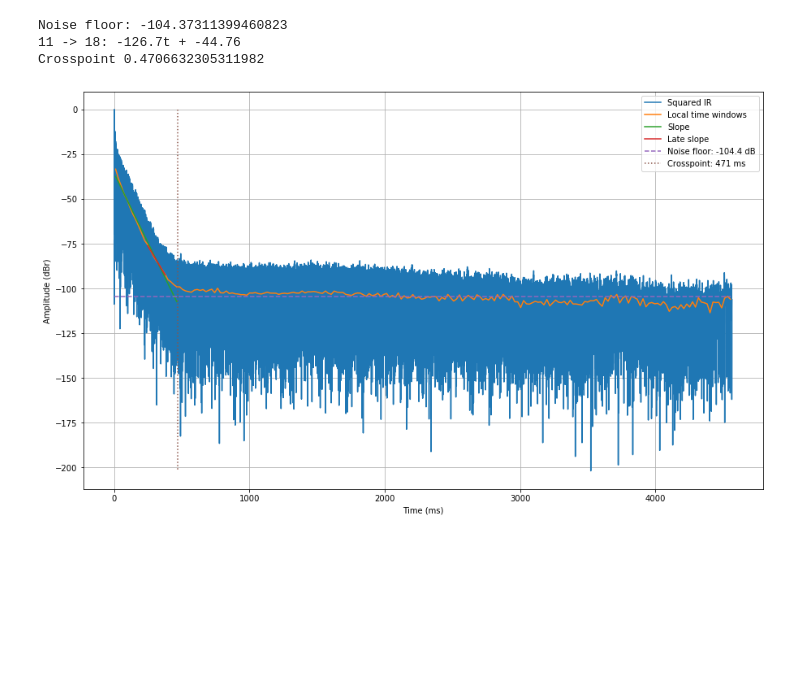
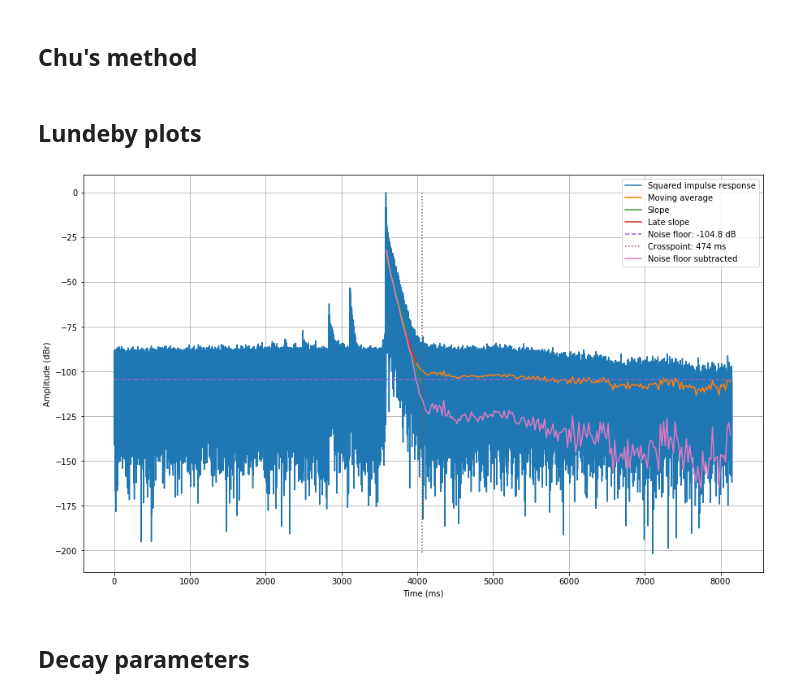
Before and after one commit to jaakkopasanen/Impulcifer, a Jupyter notebook: research/reverberation-management/lundeby.ipynb, the cells around one changed output. Drawn from its saved outputs; the diff is of its cells as text; code cells hidden in the pictures; blank space fills up the shorter version.

Commit message:
Lundeby method works with impulse responses that have head in place.

```diff
--- a/research/reverberation-management/lundeby.ipynb
+++ b/research/reverberation-management/lundeby.ipynb
@@ -71,61 +110,32 @@ Crosspoint 0.4713908690022172
-# %%
-# 5. A new time interval length is calculated according tothe calculated slope, so that there are 3–10 intervalsper 10 dB of decay.
-wd = 10 / (abs(slope) * 3)
-n = int(ir.duration() / wd)  # Number of time windows
-w = int(len(ir) / n)  # Width of a single time window
-t_windows = np.arange(n) * wd + wd / 2
-
-# 6. The squared impulse is averaged into the new local timeintervals.
-windows = squared.copy()
-windows = np.reshape(windows[:n*w], (n, w))  # Split into time windows
-windows = np.mean(windows, axis=1)  # Average each time window
-
-# Steps 7–9 are iterated until the crosspoint is found to converge(max. 5 iterations).
-for _ in range(5):
-    # 7. The background noise level is determined again. The evaluated noise segment should start from a point
-    # corresponding to 5–10 dB of decay after the crosspoint, or a minimum of 10 % of the total response length.
-    crosspoint_index = np.argwhere(t_windows >= crosspoint_time)[0, 0]
-    crosspoint_value = windows[crosspoint_index]
-    noise_floor_start_index = np.argwhere(windows <= crosspoint_value - 5)[0, 0]  # Index to the first window which is 5 dB below crosspoint
-    #noise_floor_start_time = max(t_windows[noise_floor_start_index], 0.1 * ir.duration())  # Discovered index or 10% of total IR length
-    noise_floor_start_time = t_windows[noise_floor_start_index]  # Discovered index or 10% of total IR length
-    noise_floor_end_time = noise_floor_start_time + 0.1 * ir.duration()  # TODO: Until the very end?
-    noise_floor = np.mean(squared[np.logical_and(t >= noise_floor_start_time, t <= noise_floor_end_time)])
-    print(f'Noise floor: {noise_floor}')
-
-    # 8. The late decay slope is estimated for a dynamic range of 10–20 dB, starting from a point 5–10 dB above the noise level.
-    slope_end = np.argwhere(windows >= noise_floor + 8)[-1, 0]
-    slope_start = np.argwhere(windows >= noise_floor + 28)[-1, 0]
-    late_slope, late_intercept, _, _, _ = stats.linregress(t_windows[slope_start:slope_end], windows[slope_start:slope_end])
-    print(f'{slope_start} -> {slope_end}: {late_slope:.1f}t + {late_intercept:.2f}')
-
-    # 9. A new crosspoint is found.
-    crosspoint_time = (noise_floor - late_intercept) / late_slope
-    print(f'Crosspoint {crosspoint_time}')
-    new_crosspoint_index = np.argwhere(t_windows >= crosspoint_time)[0, 0]  # Index of first window which comes after slope end time
-    if new_crosspoint_index == crosspoint_index:
-        # Converged
-        break
-
-#return windows, noise_floor
-# %% [output]
-Noise floor: -104.37311399460823
-11 -> 18: -126.7t + -44.76
-Crosspoint 0.4706632305311982
+# %% [markdown]
+## Chu's method
+# %%
+# Subtracting noise floor from the squared impulse response
+# https://nrc-publications.canada.ca/eng/view/ft/?id=35a62e95-3db6-4704-abed-b9cd6a2ce11e
+chu = 10 ** (squared / 10) - 10 ** (noise_floor / 10)
+chu[chu <= 0] = 1e-18
+chu = 10 * np.log10(chu)
+chu = np.reshape(chu[:n*w], (n, w))
+chu = np.mean(chu, axis=1)
+# %% [markdown]
+## Lundeby plots
 # %%
-#windows, noise_floor = knee_point(ir)
+tw = t_windows + peak_time
 fig, ax = plt.subplots()
 fig.set_size_inches(15, 9)
-ax.plot(t * 1000, squared, label='Squared IR')
-ax.plot(t_windows * 1000, windows, label='Local time windows')
-ax.plot(t_windows[:crosspoint_index] * 1000, t_windows[:crosspoint_index] * slope + intercept, label='Slope')
-ax.plot(t_windows[slope_start:slope_end] * 1000, t_windows[slope_start:slope_end] * late_slope + late_intercept, label='Late slope')
-ax.plot([0, t_windows[-1] * 1000], [noise_floor, noise_floor], linestyle='--', label=f'Noise floor: {noise_floor:.1f} dB')
-ax.plot(np.array([crosspoint_time, crosspoint_time]) * 1000, [0, np.min(squared)], linestyle='dotted', label=f'Crosspoint: {crosspoint_time * 1000:.0f} ms')
+ax.plot(t * 1000, 10 * np.log10(ir.data ** 2), label='Squared impulse response')
+ax.plot(tw * 1000, windows, label='Moving average')
+ax.plot(tw[:crosspoint_index] * 1000, t_windows[:crosspoint_index] * slope + intercept, label='Slope')
+ax.plot(tw[slope_start:slope_end] * 1000, t_windows[slope_start:slope_end] * late_slope + late_intercept, label='Late slope')
+ax.plot([0, tw[-1] * 1000], [noise_floor, noise_floor], linestyle='--', label=f'Noise floor: {noise_floor:.1f} dB')
+ax.plot((np.array([crosspoint_time, crosspoint_time]) + peak_time) * 1000, [0, np.min(squared)], linestyle='dotted', label=f'Crosspoint: {crosspoint_time * 1000:.0f} ms')
+ax.plot(tw * 1000, chu, label='Noise floor subtracted')
 ax.grid()
 ax.legend(loc='upper right')
 ax.set_xlabel('Time (ms)')
 ax.set_ylabel('Amplitude (dBr)')
 plt.show()
 # %% [output]
-[figure, old version]
+[figure, new version]
+# %% [markdown]
+## Decay parameters
```
Also changed, not shown: parts of 9 cells of this notebook.
